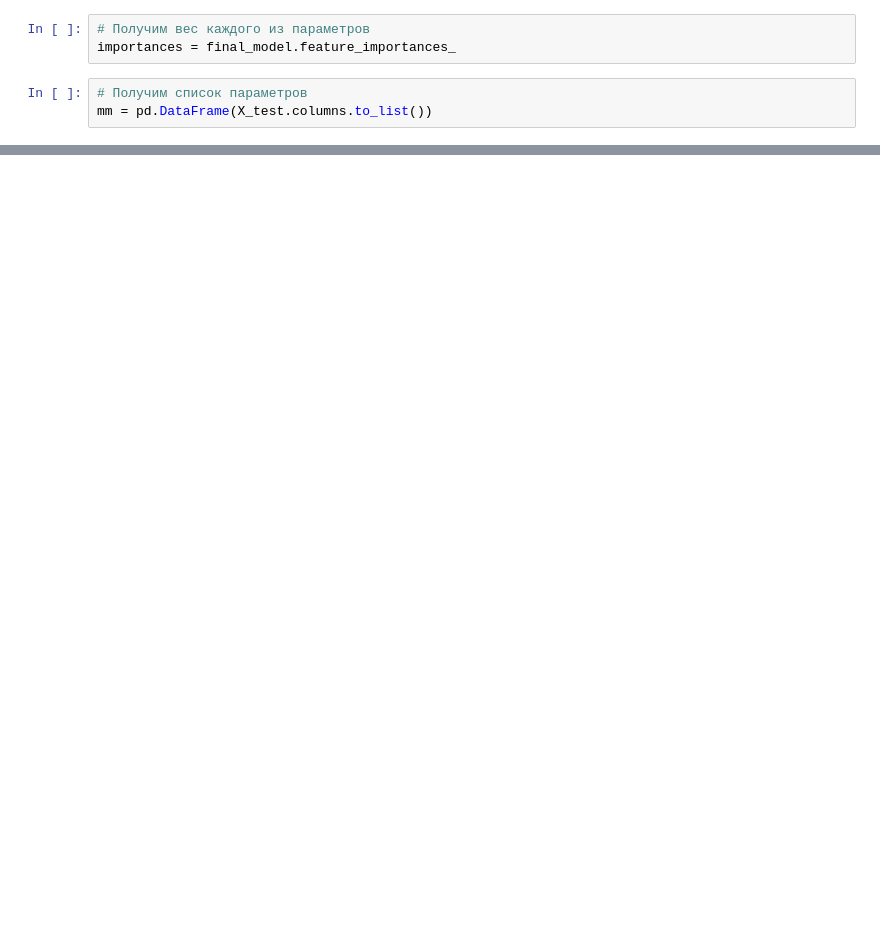
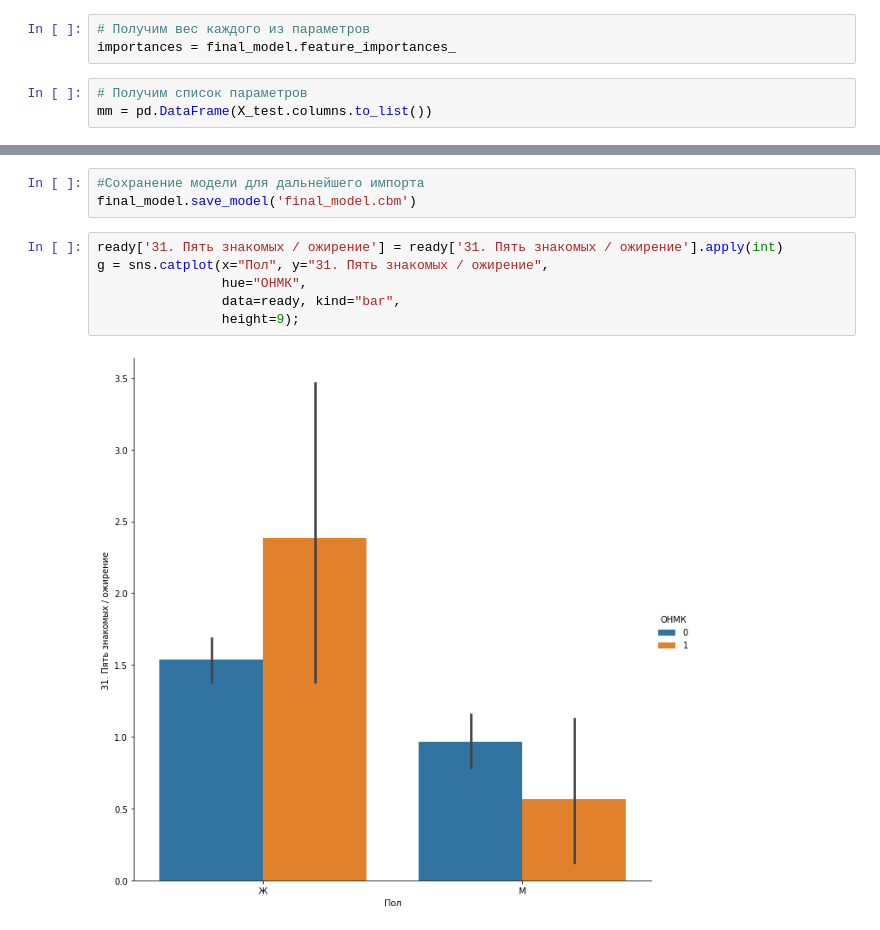
Before and after one commit to andrewkomkov/do_not_heart_me, a Jupyter notebook: Блокнот ML.ipynb, the cells around one changed output, grey strips where cells are left out. Cells and saved outputs as stored; diff of their text form; blank space fills up the shorter version.

```diff
--- a/Блокнот ML.ipynb
+++ b/Блокнот ML.ipynb
@@ -645,0 +401,11 @@ mm.sort_values(by='importances')
+# %%
+#Сохранение модели для дальнейшего импорта
+final_model.save_model('final_model.cbm')
+# %%
+ready['31. Пять знакомых / ожирение'] = ready['31. Пять знакомых / ожирение'].apply(int)
+g = sns.catplot(x="Пол", y="31. Пять знакомых / ожирение",
+                hue="ОНМК",
+                data=ready, kind="bar",
+                height=9);
+# %% [output]
+[figure, added]
```
Also changed, not shown: parts of 41 cells of this notebook, 15 other files.
